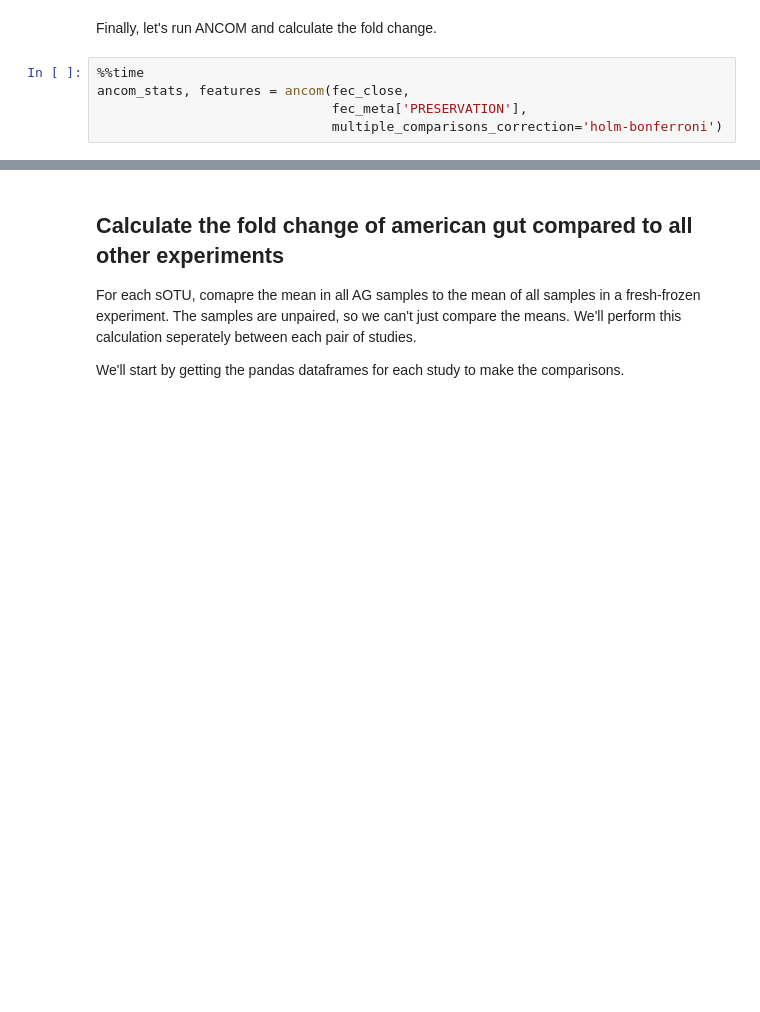
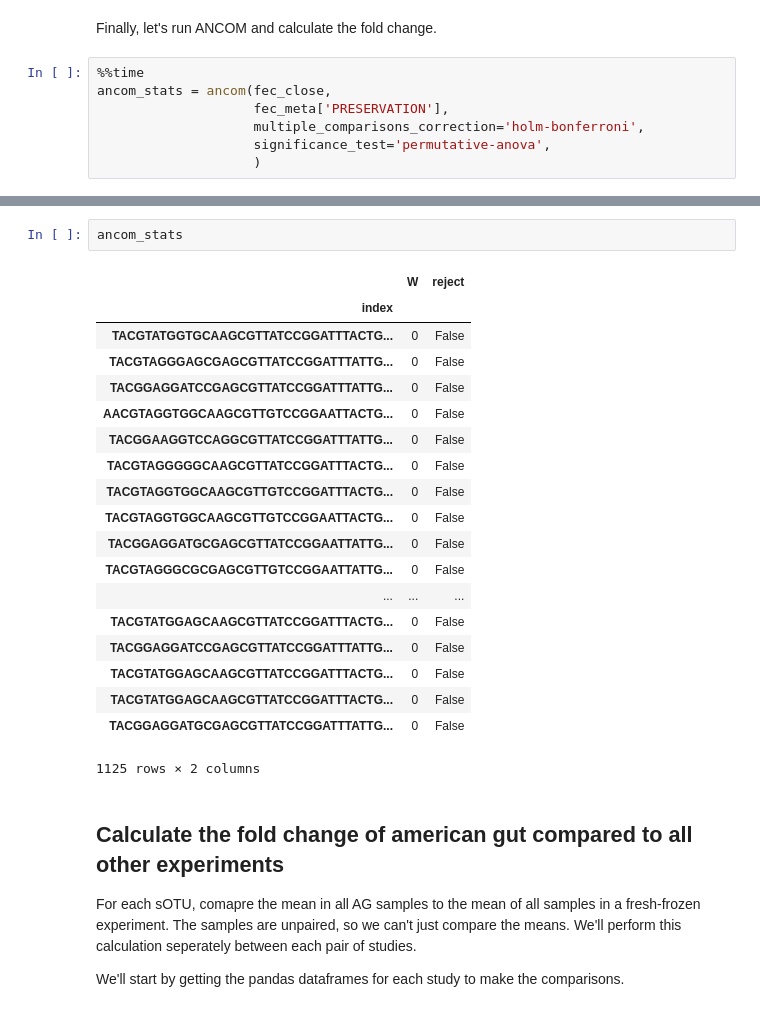
Before and after one commit to knightlab-analyses/bloom-analyses, a Jupyter notebook: ipynb/identify-the-candidate-blooming-bacteria.ipynb, the cells around one changed output, grey strips where cells are left out. Cells and saved outputs as stored; diff of their text form; blank space fills up the shorter version.

Commit message:
adds in the ancomP value

```diff
--- a/ipynb/identify-the-candidate-blooming-bacteria.ipynb
+++ b/ipynb/identify-the-candidate-blooming-bacteria.ipynb
@@ -377,7 +385,9 @@ fec_close = pd.DataFrame(closure(fec_sotu.values + 1),
 Finally, let's run ANCOM and calculate the fold change.
 # %%
 %%time
-ancom_stats, features = ancom(fec_close,
-                              fec_meta['PRESERVATION'],
-                              multiple_comparisons_correction='holm-bonferroni')
+ancom_stats = ancom(fec_close,
+                    fec_meta['PRESERVATION'],
+                    multiple_comparisons_correction='holm-bonferroni',
+                    significance_test='permutative-anova',
+                    )
 # %% [output]
@@ -386,3 +396,25 @@ Wall time: 1min 57s
+# %%
+ancom_stats
+# %% [output]
+|  | W | reject |
+| index |  |  |
+| TACGTATGGTGCAAGCGTTATCCGGATTTACTG... | 0 | False |
+| TACGTAGGGAGCGAGCGTTATCCGGATTTATTG... | 0 | False |
+| TACGGAGGATCCGAGCGTTATCCGGATTTATTG... | 0 | False |
+| AACGTAGGTGGCAAGCGTTGTCCGGAATTACTG... | 0 | False |
+| TACGGAAGGTCCAGGCGTTATCCGGATTTATTG... | 0 | False |
+| TACGTAGGGGGCAAGCGTTATCCGGATTTACTG... | 0 | False |
+| TACGTAGGTGGCAAGCGTTGTCCGGATTTACTG... | 0 | False |
+| TACGTAGGTGGCAAGCGTTGTCCGGAATTACTG... | 0 | False |
+| TACGGAGGATGCGAGCGTTATCCGGAATTATTG... | 0 | False |
+| TACGTAGGGCGCGAGCGTTGTCCGGAATTATTG... | 0 | False |
+| ... | ... | ... |
+| TACGTATGGAGCAAGCGTTATCCGGATTTACTG... | 0 | False |
+| TACGGAGGATCCGAGCGTTATCCGGATTTATTG... | 0 | False |
+| TACGTATGGAGCAAGCGTTATCCGGATTTACTG... | 0 | False |
+| TACGTATGGAGCAAGCGTTATCCGGATTTACTG... | 0 | False |
+| TACGGAGGATGCGAGCGTTATCCGGATTTATTG... | 0 | False |
+1125 rows × 2 columns
 # %% [markdown]
 ## Calculate the fold change of american gut compared to all other experiments
 For each sOTU, comapre the mean in all AG samples to the mean of all samples in a fresh-frozen experiment. The samples are unpaired, so we can't just compare the means. We'll perform this calculation seperately between each pair of studies.
```
Also changed, not shown: parts of 4 cells of this notebook.
